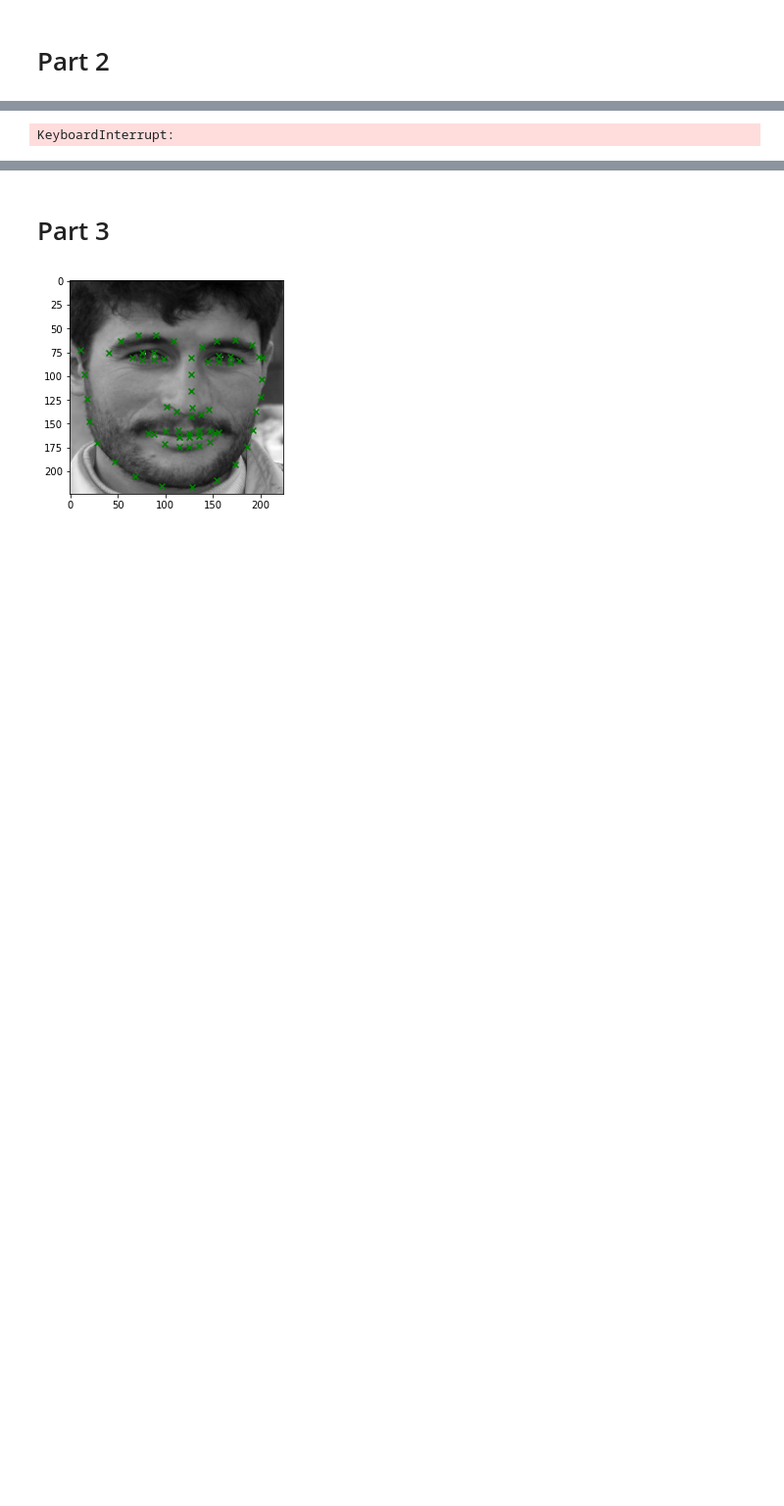
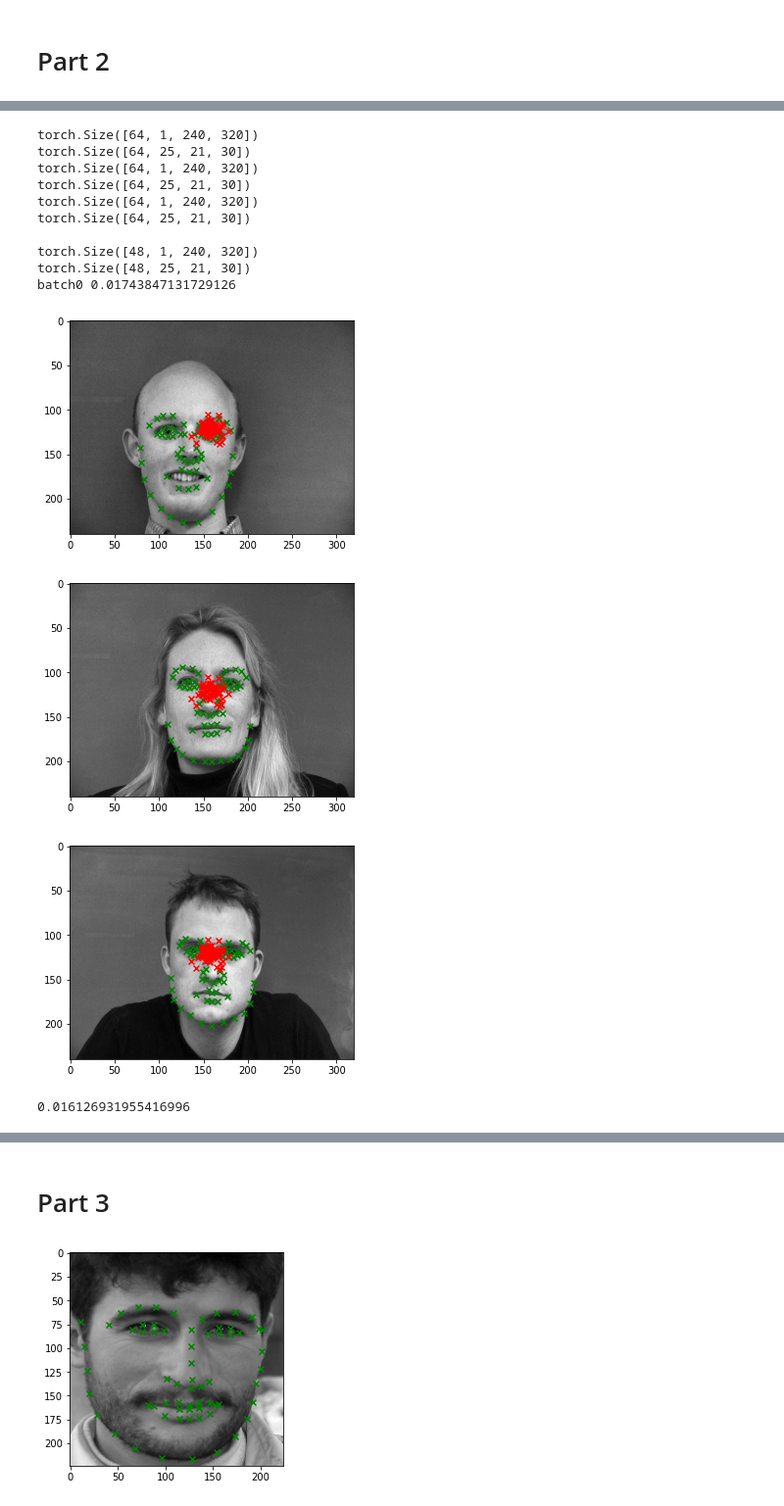
Before and after one commit to aprilsin/cs194-proj4, a Jupyter notebook: main.ipynb, the cells around one changed output, grey strips where cells are left out. Shown at 98% size. Saved outputs shown, nothing was run; the diff lists cells and outputs as text; code cells hidden in the pictures; blank space fills up the shorter version.

```diff
--- a/main.ipynb
+++ b/main.ipynb
@@ -118,14 +112,29 @@ show_keypoints(image, points)
 # %%
 # Training and Testing
 
 model = cnn.FaceFinder()
-epochs = 100
+epochs = 1
 learn_rate = 3e-4
 show_every = 3
 
-train_loss, valid_loss = train_and_validate(train_loader, valid_loader, model, epochs, learn_rate, show_every)
+train_loss, valid_loss = train_and_validate(
+    train_loader, valid_loader, model, epochs, learn_rate, show_every
+)
 # %% [output]
-KeyboardInterrupt:
+torch.Size([64, 1, 240, 320])
+torch.Size([64, 25, 21, 30])
+torch.Size([64, 1, 240, 320])
+torch.Size([64, 25, 21, 30])
+torch.Size([64, 1, 240, 320])
+torch.Size([64, 25, 21, 30])
+
+torch.Size([48, 1, 240, 320])
+torch.Size([48, 25, 21, 30])
+batch0 0.01743847131729126
+[figure, added]
+[figure, added]
+[figure, added]
+0.016126931955416996
 # %%
 # Plot training and validation loss progress
 show_progress(train_loss)
```
Also changed, not shown: parts of 25 cells of this notebook, 5 other files.
